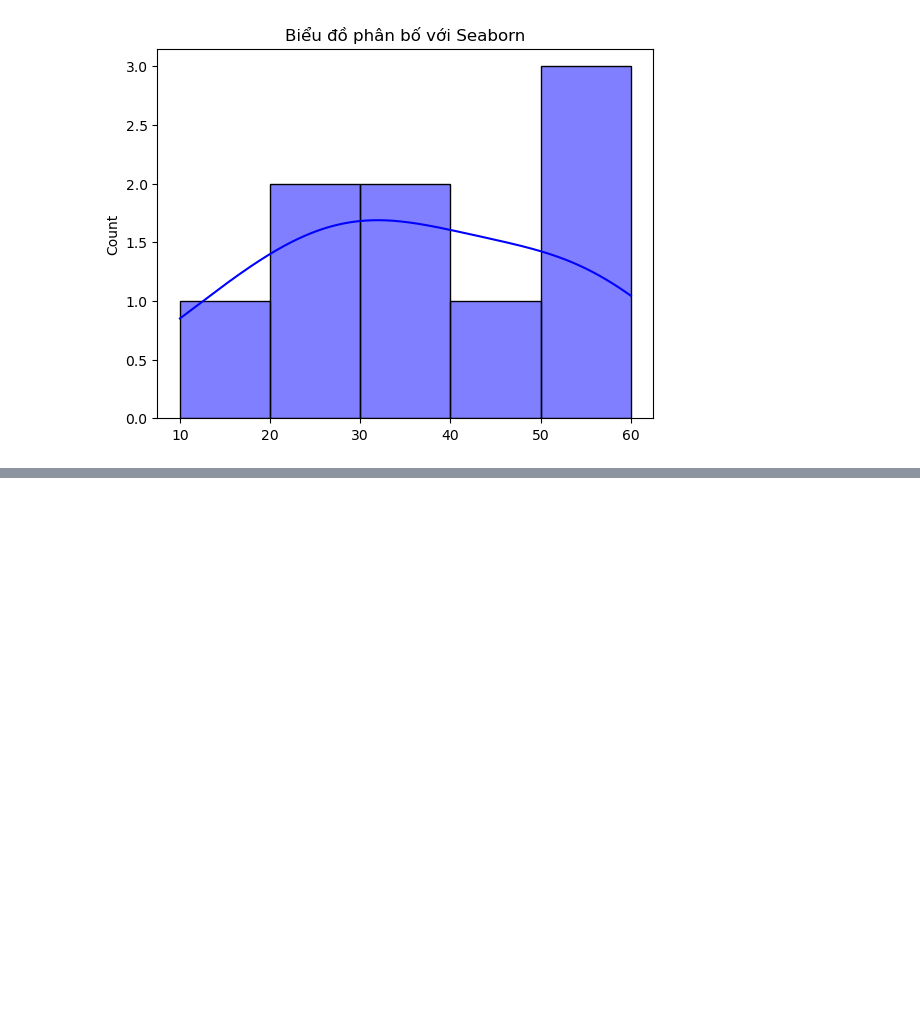
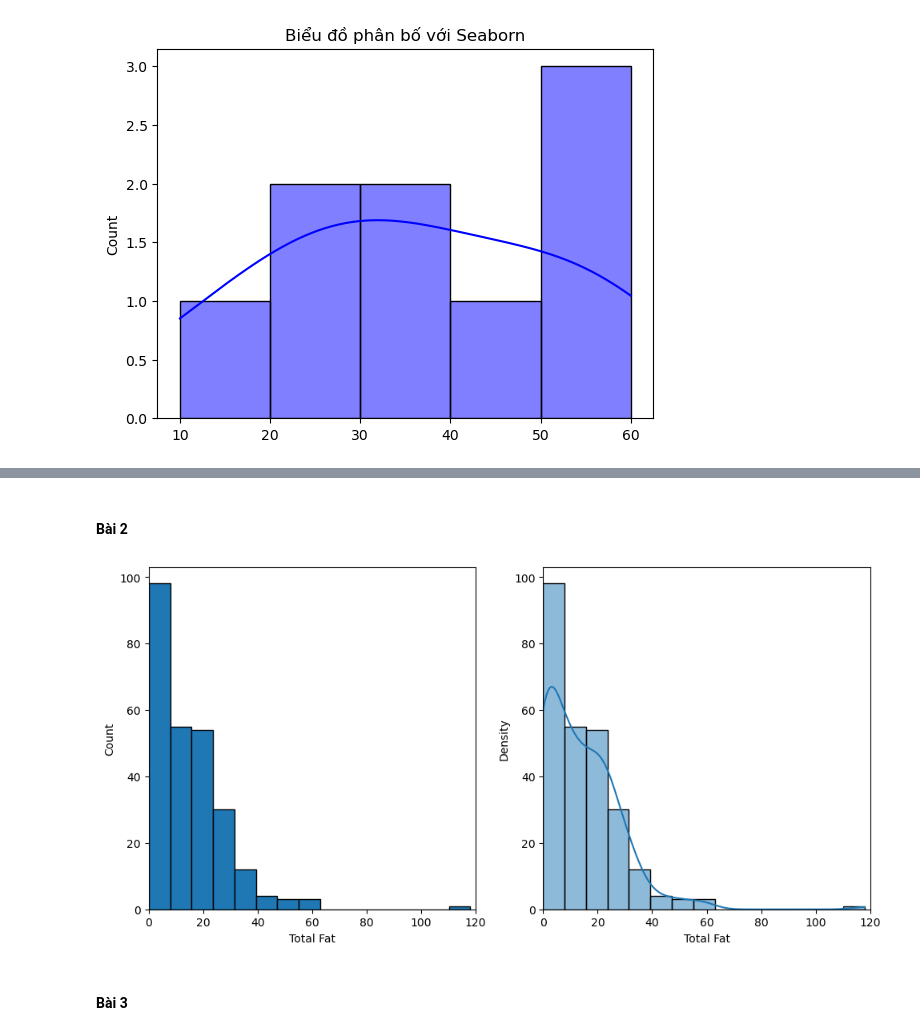
Before and after one commit to WibuNek0/AIO_Daily, a Jupyter notebook: Source Code/Day40.ipynb, the cells around one changed output, grey strips where cells are left out. Saved outputs shown, nothing was run; the diff lists cells and outputs as text; code cells hidden in the pictures; blank space fills up the shorter version.

```diff
--- a/Source Code/Day40.ipynb
+++ b/Source Code/Day40.ipynb
@@ -33,0 +38,4 @@ fig.show()
+# %%
+import pandas as pd
+
+data = pd.read_csv("data/menu.csv", low_memory=False)
@@ -33,0 +90,21 @@ fig.show()
+# %% [markdown]
+#### Bài 2
+# %%
+fig, (ax1, ax2) = plt.subplots(1, 2, figsize = (10, 5))
+
+ax1.hist(data["Total Fat"], bins = 15, edgecolor = "black")
+ax1.set_xlabel("Total Fat")
+ax1.set_ylabel("Count")
+ax1.set_xlim(0, 120)
+
+sns.histplot(data["Total Fat"], kde = True, bins = 15, edgecolor = "black", ax = ax2)
+ax2.set_xlabel("Total Fat")
+ax2.set_ylabel("Density")
+ax2.set_xlim(0, 120)
+
+plt.tight_layout()
+plt.show()
+# %% [output]
+[figure, added]
+# %% [markdown]
+#### Bài 3
```
Also changed, not shown: parts of 16 cells of this notebook, 1 other file.
